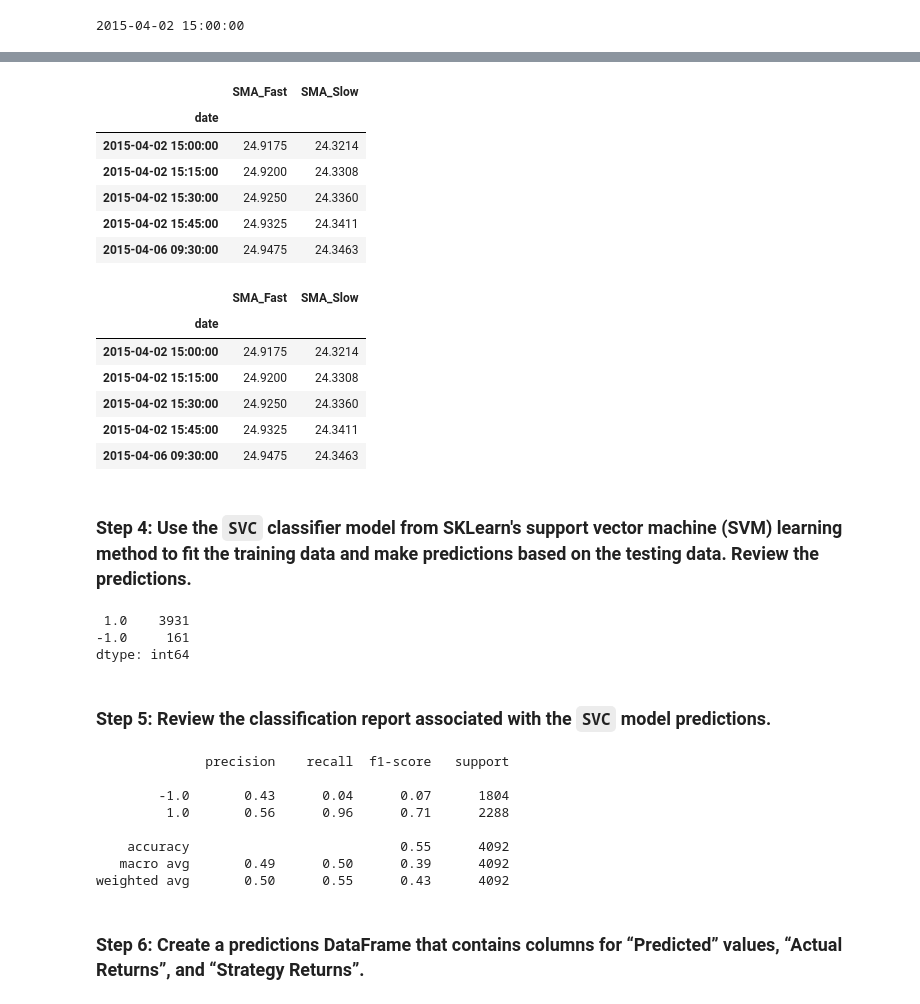
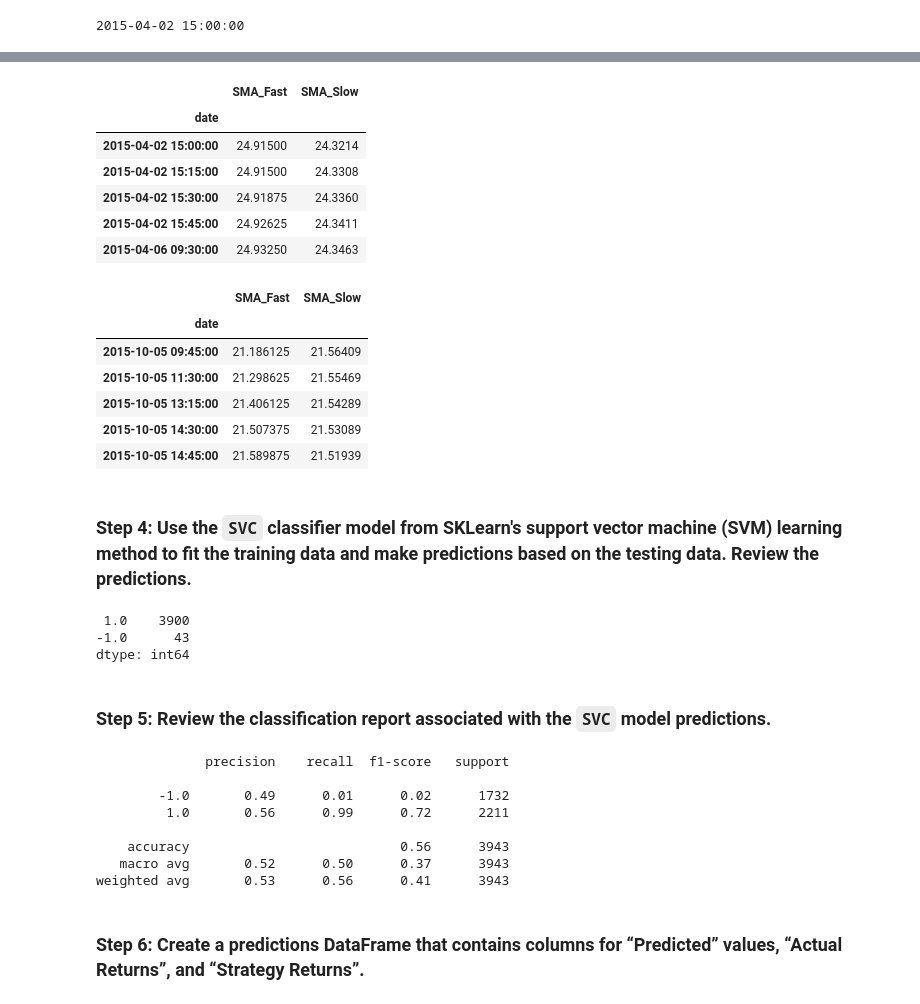
Before and after one commit to woodedlawn/module_14_challenge, a Jupyter notebook: machine_learning_trading_bot.ipynb, the cells around one changed output, grey strips where cells are left out. Cells and saved outputs as stored; diff of their text form; code cells hidden in the pictures.

```diff
--- a/machine_learning_trading_bot.ipynb
+++ b/machine_learning_trading_bot.ipynb
@@ -139,7 +136,7 @@ display(signals_df.tail())
 ## Step 2: Generate trading signals using short- and long-window SMA values.
 # %%
 # Set the short window and long window
-short_window = 4
+short_window = 8
 long_window = 100
 
 # Generate the fast and slow simple moving averages (4 and 100 days, respectively)
@@ -264,7 +260,8 @@ print(training_begin)
 2015-04-02 15:00:00
 # %%
 # Select the ending period for the training data with an offset of 3 months
-training_end = X.index.min() + DateOffset(months=3)
+training_period_months=6
+training_end = X.index.min() + DateOffset(months=training_period_months)
 
 # Display the training end date
 print(training_end)
@@ -280,26 +277,26 @@ X_train.head()
 # %% [output]
 |  | SMA_Fast | SMA_Slow |
 | date |  |  |
-| 2015-04-02 15:00:00 | 24.9175 | 24.3214 |
-| 2015-04-02 15:15:00 | 24.9200 | 24.3308 |
-| 2015-04-02 15:30:00 | 24.9250 | 24.3360 |
-| 2015-04-02 15:45:00 | 24.9325 | 24.3411 |
-| 2015-04-06 09:30:00 | 24.9475 | 24.3463 |
+| 2015-04-02 15:00:00 | 24.91500 | 24.3214 |
+| 2015-04-02 15:15:00 | 24.91500 | 24.3308 |
+| 2015-04-02 15:30:00 | 24.91875 | 24.3360 |
+| 2015-04-02 15:45:00 | 24.92625 | 24.3411 |
+| 2015-04-06 09:30:00 | 24.93250 | 24.3463 |
 # %%
 # Generate the X_test and y_test DataFrames
 X_test = X.loc[training_end+DateOffset(hours=1):]
 y_test = y.loc[training_end+DateOffset(hours=1):]
 
 # Review the X_test DataFrame
-X_train.head()
+X_test.head()
 # %% [output]
 |  | SMA_Fast | SMA_Slow |
 | date |  |  |
-| 2015-04-02 15:00:00 | 24.9175 | 24.3214 |
-| 2015-04-02 15:15:00 | 24.9200 | 24.3308 |
-| 2015-04-02 15:30:00 | 24.9250 | 24.3360 |
-| 2015-04-02 15:45:00 | 24.9325 | 24.3411 |
-| 2015-04-06 09:30:00 | 24.9475 | 24.3463 |
+| 2015-10-05 09:45:00 | 21.186125 | 21.56409 |
+| 2015-10-05 11:30:00 | 21.298625 | 21.55469 |
+| 2015-10-05 13:15:00 | 21.406125 | 21.54289 |
+| 2015-10-05 14:30:00 | 21.507375 | 21.53089 |
+| 2015-10-05 14:45:00 | 21.589875 | 21.51939 |
 # %%
 # Scale the features DataFrames
 
@@ -327,8 +324,8 @@ svm_pred = svm_model.predict(X_test_scaled)
 # Review the model's predicted values
 pd.Index(svm_pred).value_counts()
 # %% [output]
- 1.0    3931
--1.0     161
+ 1.0    3900
+-1.0      43
 dtype: int64
 # %% [markdown]
 ### Step 5: Review the classification report associated with the `SVC` model predictions.
@@ -341,12 +338,12 @@ print(svm_testing_report)
 # %% [output]
               precision    recall  f1-score   support
 
-        -1.0       0.43      0.04      0.07      1804
-         1.0       0.56      0.96      0.71      2288
+        -1.0       0.49      0.01      0.02      1732
+         1.0       0.56      0.99      0.72      2211
 
-    accuracy                           0.55      4092
-   macro avg       0.49      0.50      0.39      4092
-weighted avg       0.50      0.55      0.43      4092
+    accuracy                           0.56      3943
+   macro avg       0.52      0.50      0.37      3943
+weighted avg       0.53      0.56      0.41      3943
 # %% [markdown]
 ### Step 6: Create a predictions DataFrame that contains columns for “Predicted” values, “Actual Returns”, and “Strategy Returns”.
 # %%
```
Also changed, not shown: parts of 9 cells of this notebook.
